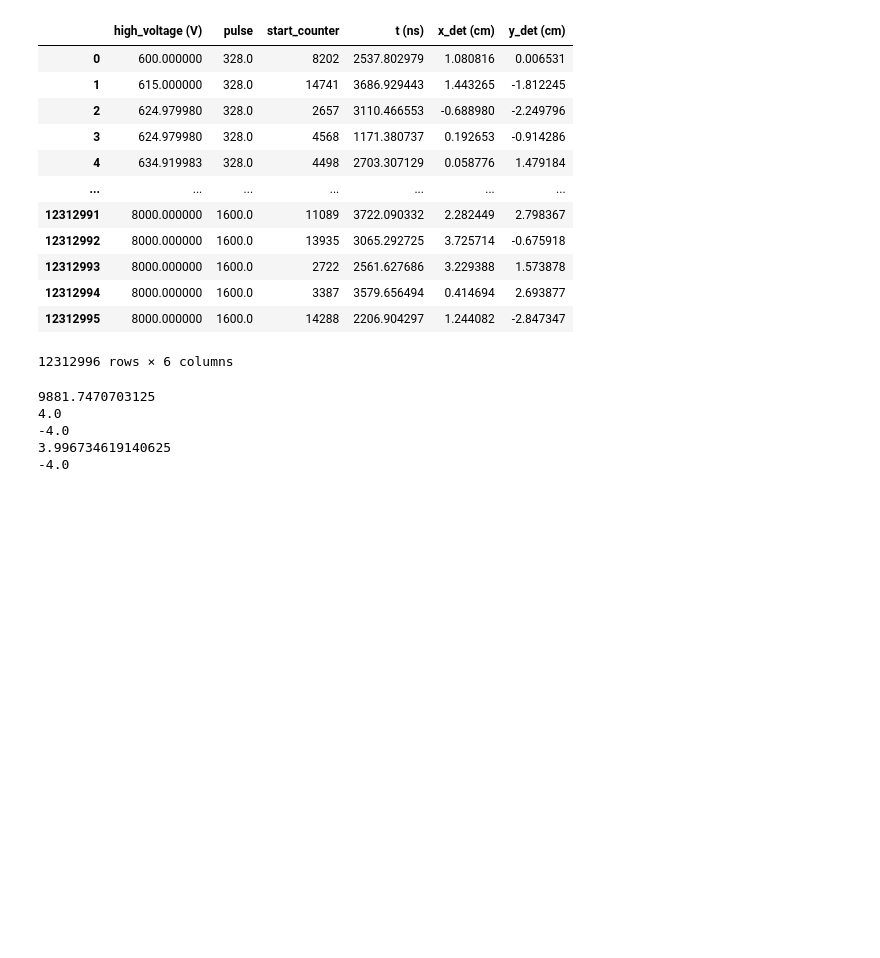
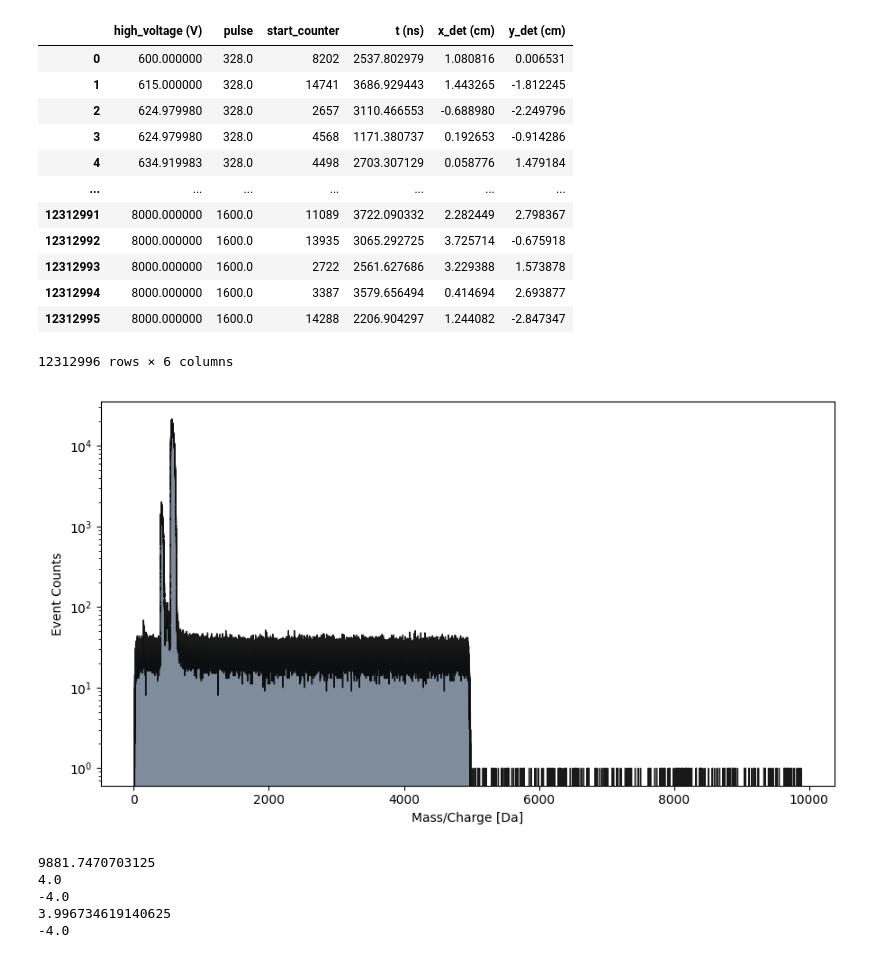
Before and after one commit to mmonajem/pyoxcart, a Jupyter notebook: pyccapt/calibration/tutorials/jupyter_files/raw_data_analysis.ipynb, the cells around one changed output. Drawn from its saved outputs; the diff is of its cells as text; code cells hidden in the pictures; blank space fills up the shorter version.

```diff
--- a/pyccapt/calibration/tutorials/jupyter_files/raw_data_analysis.ipynb
+++ b/pyccapt/calibration/tutorials/jupyter_files/raw_data_analysis.ipynb
@@ -42,6 +42,11 @@ df_dld
 | 12312994 | 8000.000000 | 1600.0 | 3387 | 3579.656494 | 0.414694 | 2.693877 |
 | 12312995 | 8000.000000 | 1600.0 | 14288 | 2206.904297 | 1.244082 | -2.847347 |
 12312996 rows × 6 columns
+# %%
+mc_plot = AptHistPlotter(df_dld['t (ns)'].to_numpy())
+y_hist, x_hist = mc_plot.plot_histogram()
+# %% [output]
+[figure, added]
 # %%
 print(np.max(df_dld['t (ns)'].to_numpy()))
 print(np.max(df_dld['x_det (cm)'].to_numpy()))
```
Also changed, not shown: parts of 8 cells of this notebook, 1 other file.
